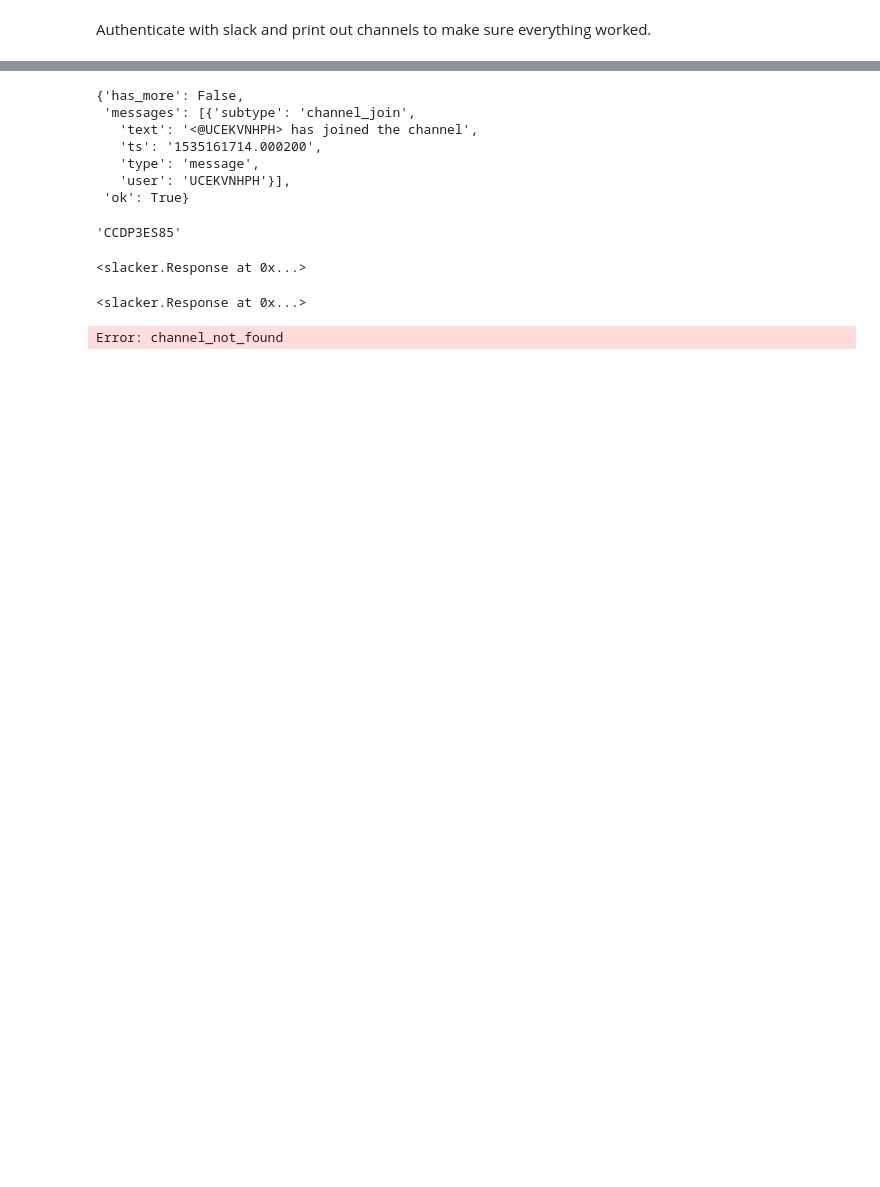
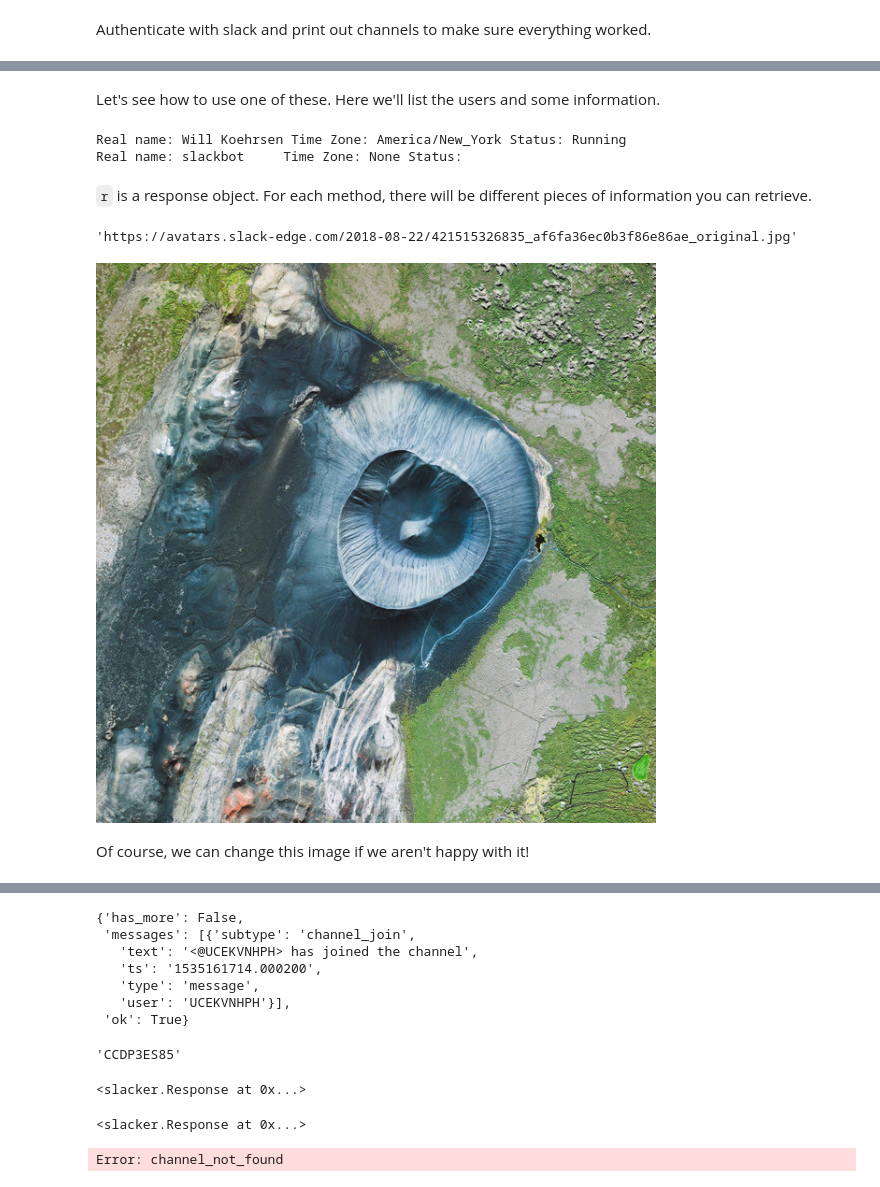
Before and after one commit to WillKoehrsen/Data-Analysis, a Jupyter notebook: slack_interaction/Slack Integration.ipynb, the cells around one changed output, grey strips where cells are left out. Cells and saved outputs as stored; diff of their text form; code cells hidden in the pictures; blank space fills up the shorter version.

```diff
--- a/slack_interaction/Slack Integration.ipynb
+++ b/slack_interaction/Slack Integration.ipynb
@@ -57,0 +96,23 @@ Channel testing_exp Purpose: Experimental testing of interactions. ID: CCD27690R
+# %% [markdown]
+Let's see how to use one of these. Here we'll list the users and some information.
+# %%
+r = slack.users.list()
+for member in r.body['members']:
+    print(f"Real name: {member['real_name']:12} Time Zone: {member['tz']} Status: {member['profile']['status_text']}")
+# %% [output]
+Real name: Will Koehrsen Time Zone: America/New_York Status: Running
+Real name: slackbot     Time Zone: None Status:
+# %% [markdown]
+`r` is a response object. For each method, there will be different pieces of information you can retrieve.
+# %%
+r.body['members'][0]['profile']['image_original']
+# %% [output]
+'https://avatars.slack-edge.com/2018-08-22/421515326835_af6fa36ec0b3f86e86ae_original.jpg'
+# %%
+from IPython.display import Image
+
+Image(url='https://avatars.slack-edge.com/2018-08-22/421515326835_af6fa36ec0b3f86e86ae_original.jpg', embed=True)
+# %% [output]
+[figure, added]
+# %% [markdown]
+Of course, we can change this image if we aren't happy with it!
```
Also changed, not shown: parts of 12 cells of this notebook, 1 other file.
